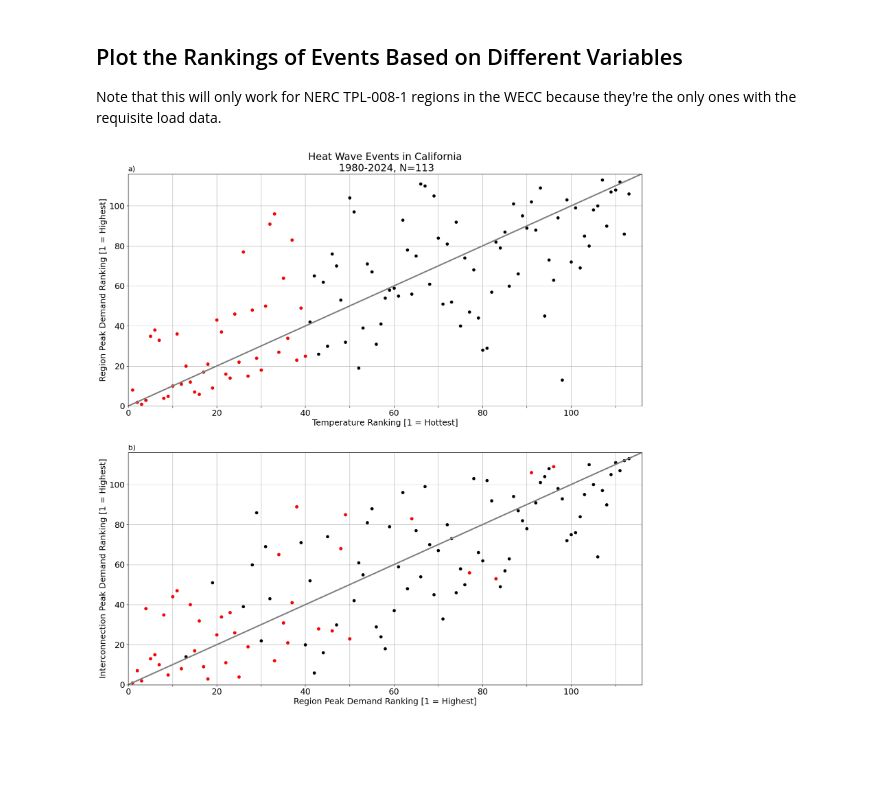
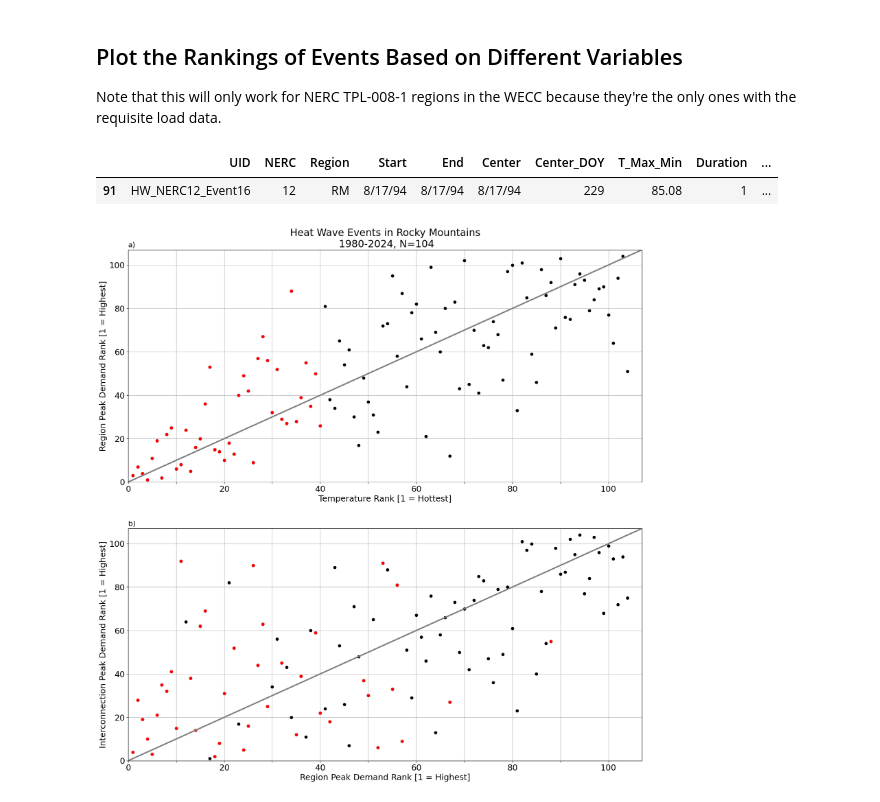
Before and after one commit to cdburley/burleyson-etal_2026_tbd, a Jupyter notebook: notebooks/plot_hw_cs_characteristics.ipynb, the cells around one changed output. Saved outputs shown, nothing was run; the diff lists cells and outputs as text; code cells hidden in the pictures; blank space fills up the shorter version.

Commit message:
Started case study plots

```diff
--- a/notebooks/plot_hw_cs_characteristics.ipynb
+++ b/notebooks/plot_hw_cs_characteristics.ipynb
@@ -342,17 +342,25 @@ def plot_hw_cs_rankings(region: int, hw_cs: str, events_data_input_dir: str, met
     if save_images == True:
        plt.savefig(os.path.join(image_output_dir + str(region) + '_' + hw_cs + '_Rankings.png'), dpi=image_resolution, bbox_inches='tight')
        plt.close()
+
+    return subset_df
 # %%
 # Test the function:
-plot_hw_cs_rankings(region = 'CA',
+output_df = plot_hw_cs_rankings(region = 'RM',
                     hw_cs = 'HW',
                     events_data_input_dir = events_data_input_dir,
                     metadata_input_dir = metadata_input_dir,
                     image_output_dir = image_output_dir,
                     image_resolution = 150,
                     save_images = False)
+
+event_df = output_df[(output_df['UID'] == 'HW_NERC12_Event16')].copy()
+
+event_df
 # %% [output]
+|  | UID | NERC | Region | Start | End | Center | Center_DOY | T_Max_Min | Duration | ... |
+| 91 | HW_NERC12_Event16 | 12 | RM | 8/17/94 | 8/17/94 | 8/17/94 | 229 | 85.08 | 1 | ... |
-[figure, old version]
+[figure, new version]
 # %%
 # Loop over the NERC TPL-008-1 regions in the WECC and make the plot for each region:
 for region in ['CA', 'GB', 'PNW', 'RM', 'SW']:
```
Also changed, not shown: 8 other files.
